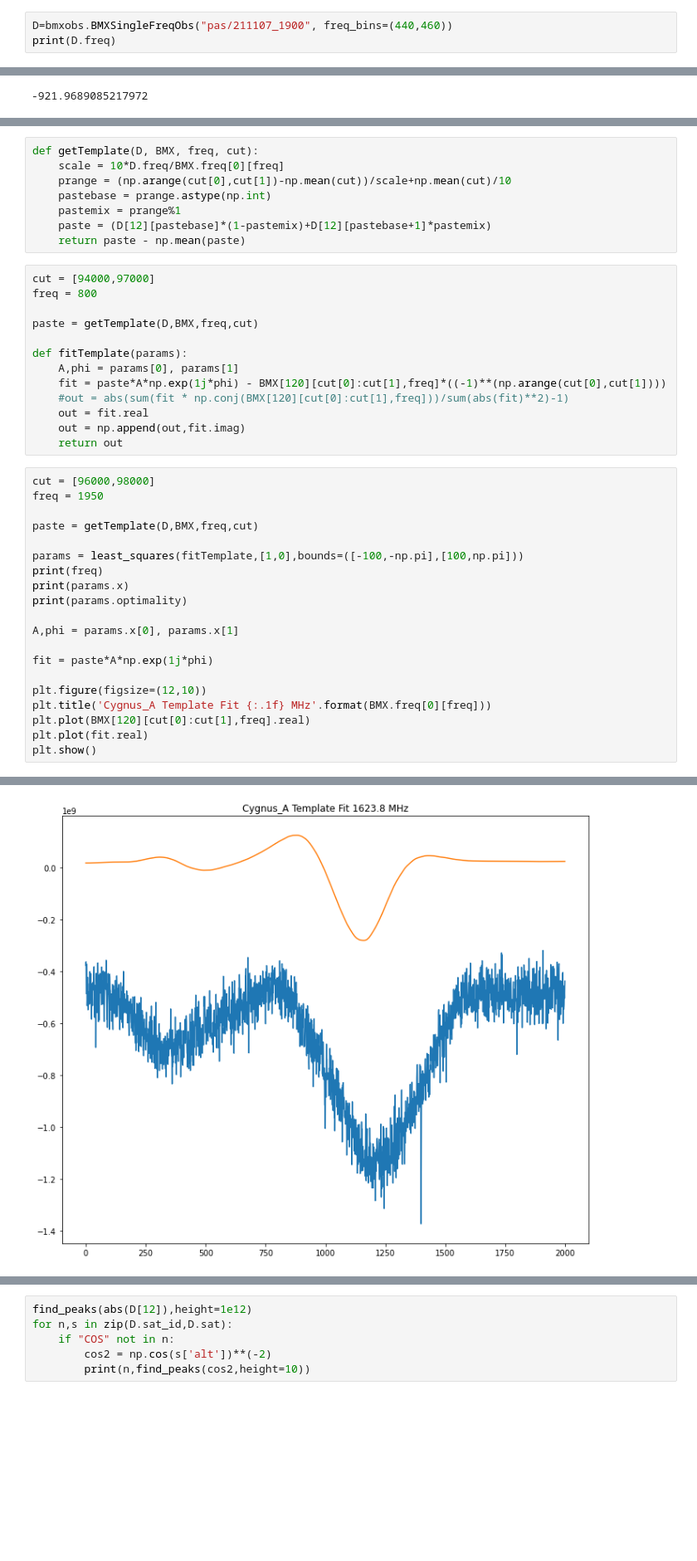
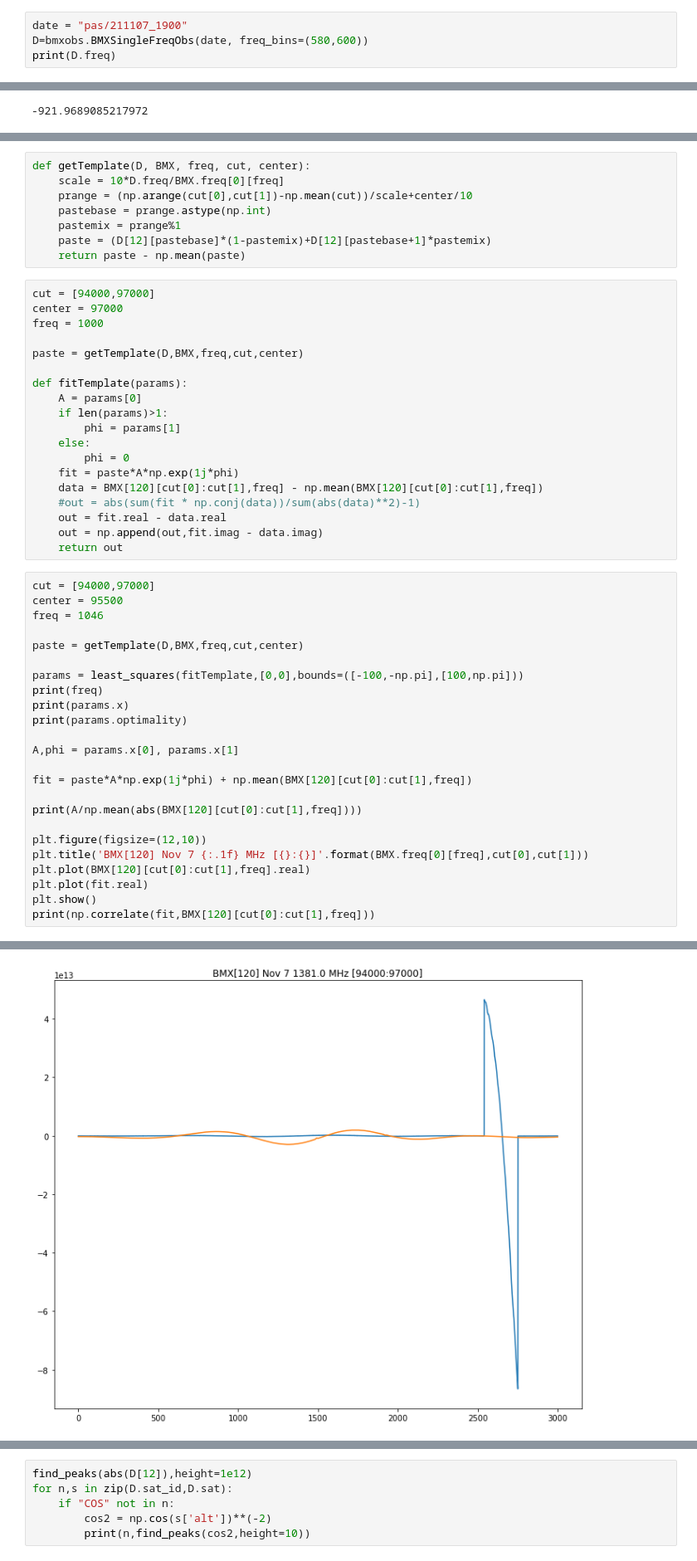
Before and after one commit to bmxdemo/bmxobs, a Jupyter notebook: towards1.ipynb, the cells around one changed output, grey strips where cells are left out. Shown: that part at 83% size. Saved outputs shown, nothing was run; the diff lists cells and outputs as text; blank space fills up the shorter version.

```diff
--- a/towards1.ipynb
+++ b/towards1.ipynb
@@ -24,4 +28,5 @@ BMX = bmxobs.BMXObs("pas/211107_1900", channels='all')
 # %%
-D=bmxobs.BMXSingleFreqObs("pas/211107_1900", freq_bins=(440,460))
+date = "pas/211107_1900"
+D=bmxobs.BMXSingleFreqObs(date, freq_bins=(580,600))
 print(D.freq)
 # %% [output]
@@ -95,42 +94,52 @@ print(np.arange(cut[0],cut[1])[D[channel][cut[0]:cut[1]].real==max(D[channel][cu
 # %%
-def getTemplate(D, BMX, freq, cut):
+def getTemplate(D, BMX, freq, cut, center):
     scale = 10*D.freq/BMX.freq[0][freq]
-    prange = (np.arange(cut[0],cut[1])-np.mean(cut))/scale+np.mean(cut)/10
+    prange = (np.arange(cut[0],cut[1])-np.mean(cut))/scale+center/10
     pastebase = prange.astype(np.int)
     pastemix = prange%1
     paste = (D[12][pastebase]*(1-pastemix)+D[12][pastebase+1]*pastemix)
     return paste - np.mean(paste)
 # %%
 cut = [94000,97000]
-freq = 800
+center = 97000
+freq = 1000
 
-paste = getTemplate(D,BMX,freq,cut)
+paste = getTemplate(D,BMX,freq,cut,center)
 
 def fitTemplate(params):
-    A,phi = params[0], params[1]
-    fit = paste*A*np.exp(1j*phi) - BMX[120][cut[0]:cut[1],freq]*((-1)**(np.arange(cut[0],cut[1])))
-    #out = abs(sum(fit * np.conj(BMX[120][cut[0]:cut[1],freq]))/sum(abs(fit)**2)-1)
-    out = fit.real
-    out = np.append(out,fit.imag)
+    A = params[0]
+    if len(params)>1:
+        phi = params[1]
+    else:
+        phi = 0
+    fit = paste*A*np.exp(1j*phi)
+    data = BMX[120][cut[0]:cut[1],freq] - np.mean(BMX[120][cut[0]:cut[1],freq])
+    #out = abs(sum(fit * np.conj(data))/sum(abs(data)**2)-1)
+    out = fit.real - data.real
+    out = np.append(out,fit.imag - data.imag)
     return out
 # %%
-cut = [96000,98000]
-freq = 1950
+cut = [94000,97000]
+center = 95500
+freq = 1046
 
-paste = getTemplate(D,BMX,freq,cut)
+paste = getTemplate(D,BMX,freq,cut,center)
 
-params = least_squares(fitTemplate,[1,0],bounds=([-100,-np.pi],[100,np.pi]))
+params = least_squares(fitTemplate,[0,0],bounds=([-100,-np.pi],[100,np.pi]))
 print(freq)
 print(params.x)
 print(params.optimality)
 
 A,phi = params.x[0], params.x[1]
 
-fit = paste*A*np.exp(1j*phi)
+fit = paste*A*np.exp(1j*phi) + np.mean(BMX[120][cut[0]:cut[1],freq])
+
+print(A/np.mean(abs(BMX[120][cut[0]:cut[1],freq])))
 
 plt.figure(figsize=(12,10))
-plt.title('Cygnus_A Template Fit {:.1f} MHz'.format(BMX.freq[0][freq]))
+plt.title('BMX[120] Nov 7 {:.1f} MHz [{}:{}]'.format(BMX.freq[0][freq],cut[0],cut[1]))
 plt.plot(BMX[120][cut[0]:cut[1],freq].real)
 plt.plot(fit.real)
 plt.show()
+print(np.correlate(fit,BMX[120][cut[0]:cut[1],freq]))
 # %% [output]
@@ -140 +150 @@ plt.show()
-[figure, old version]
+[figure, new version]
```
Also changed, not shown: parts of 11 cells of this notebook, 8 other files.
